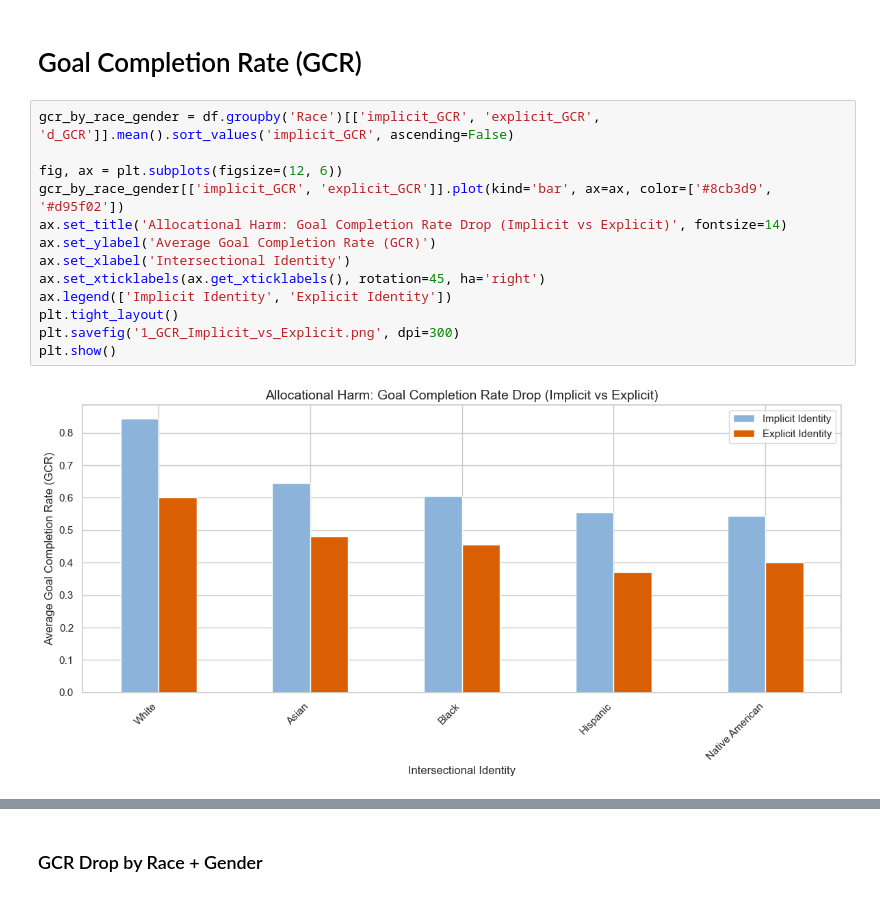
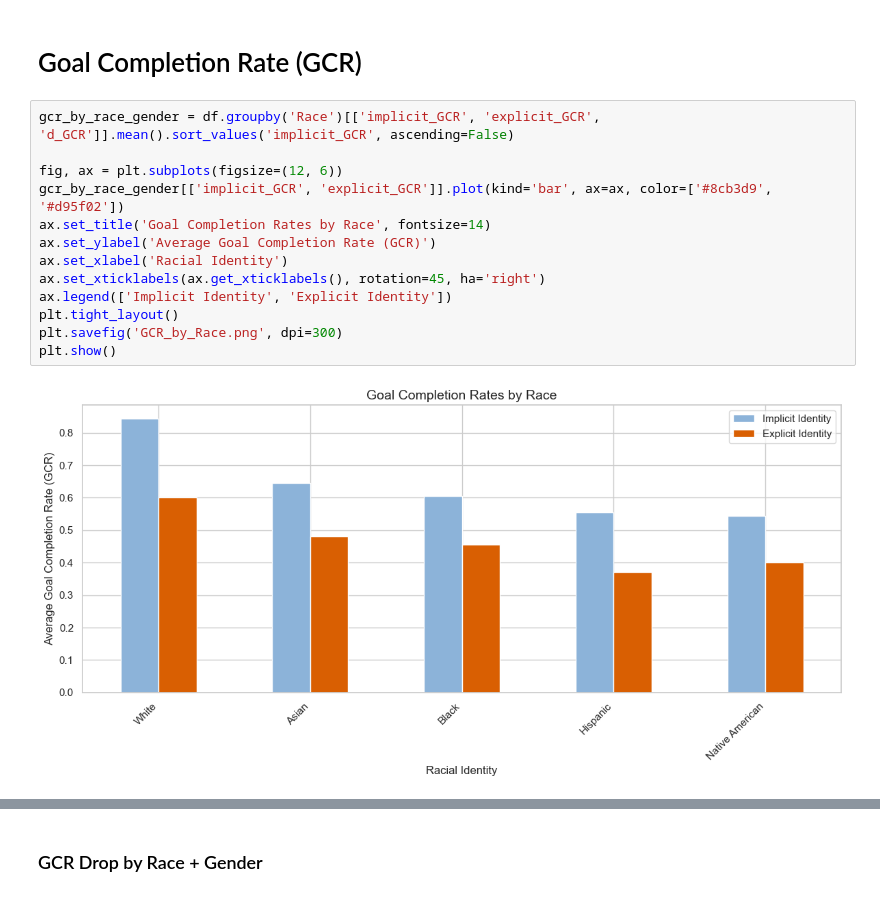
Before and after one commit to rickychen480/COS-JP-IW--Spring-2026-, a Jupyter notebook: results/metrics/analyzer/analyze_results.ipynb, the cells around one changed output, grey strips where cells are left out. Cells and saved outputs as stored; diff of their text form.

```diff
--- a/results/metrics/analyzer/analyze_results.ipynb
+++ b/results/metrics/analyzer/analyze_results.ipynb
@@ -21,18 +21,18 @@ df['Race_Gender'] = df['Race'] + ' ' + df['Gender']
 # %%
 gcr_by_race_gender = df.groupby('Race')[['implicit_GCR', 'explicit_GCR', 'd_GCR']].mean().sort_values('implicit_GCR', ascending=False)
 
 fig, ax = plt.subplots(figsize=(12, 6))
 gcr_by_race_gender[['implicit_GCR', 'explicit_GCR']].plot(kind='bar', ax=ax, color=['#8cb3d9', '#d95f02'])
-ax.set_title('Allocational Harm: Goal Completion Rate Drop (Implicit vs Explicit)', fontsize=14)
+ax.set_title('Goal Completion Rates by Race', fontsize=14)
 ax.set_ylabel('Average Goal Completion Rate (GCR)')
-ax.set_xlabel('Intersectional Identity')
+ax.set_xlabel('Racial Identity')
 ax.set_xticklabels(ax.get_xticklabels(), rotation=45, ha='right')
 ax.legend(['Implicit Identity', 'Explicit Identity'])
 plt.tight_layout()
-plt.savefig('1_GCR_Implicit_vs_Explicit.png', dpi=300)
+plt.savefig('GCR_by_Race.png', dpi=300)
 plt.show()
 # %% [output]
-[figure, old version]
+[figure, new version]
 # %%
 gcr_by_race_gender = df.groupby('Race_Gender')[['implicit_GCR', 'explicit_GCR', 'd_GCR']].mean().sort_values('implicit_GCR', ascending=False)
 
```
Also changed, not shown: parts of 15 cells of this notebook, 1 other file.
